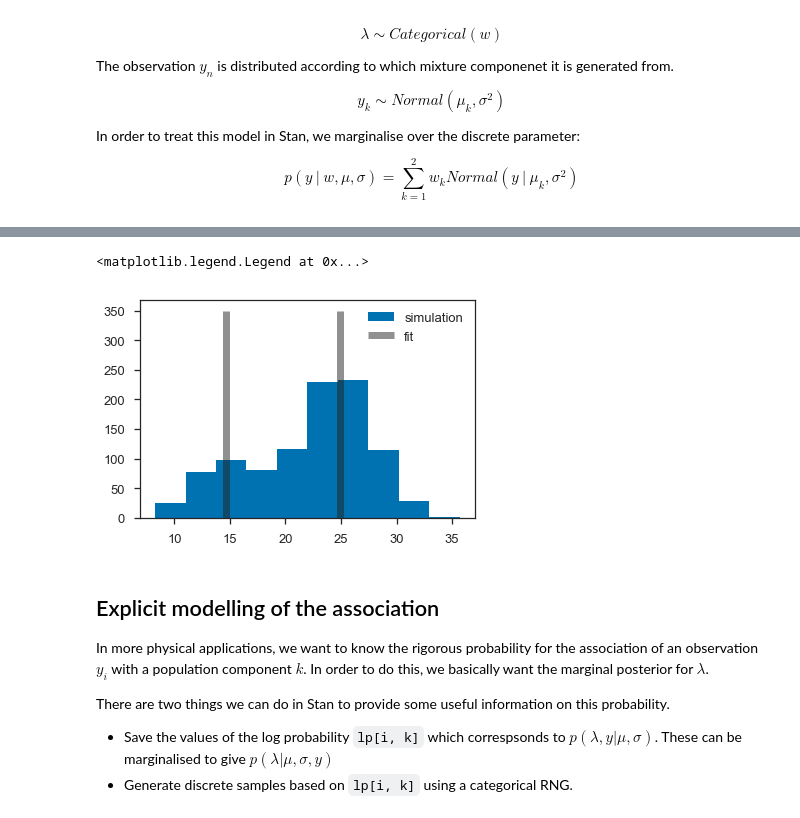
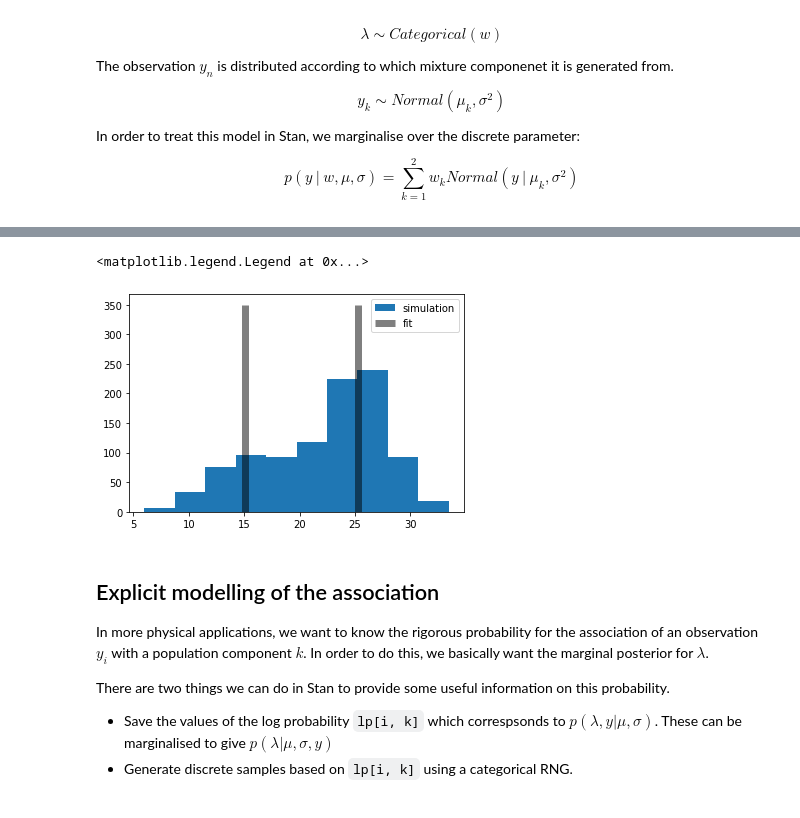
Before and after one commit to cescalara/association, a Jupyter notebook: association.ipynb, the cells around one changed output, grey strips where cells are left out. Cells and saved outputs as stored; diff of their text form; code cells hidden in the pictures.

Commit message:
Update notebook to cmdstanpy interface

```diff
--- a/association.ipynb
+++ b/association.ipynb
@@ -39,5 +38,5 @@ $$
 # %%
 # compile the stan simulation
 simu_file = 'stan/simple_mixture_sim.stan'
-simulation = stan_utility.compile_model(filename = simu_file)
+simulation = cmdstanpy.CmdStanModel(stan_file=simu_file)
 # %% [output]
@@ -49,15 +50,10 @@ simu_parameters = {'mu' : [15, 25],
                    'w' : [0.3, 0.7],
                    'N_obs' : 1000}
 
-simu = simulation.sampling(data = simu_parameters, algorithm = "Fixed_param",
-                     iter = 1, chains = 1, seed = 19920715)
+simu = simulation.sample(data=simu_parameters, fixed_param=True,
+                         iter_sampling=1, chains=1, seed=42)
 
 # plot the simulation
-y_simu = simu.extract(['y'])['y'][0]
+y_simu = simu.stan_variable("y").values[0]
 plt.hist(y_simu);
-
-# dump the simulated data to a file
-simu_data = {'N_obs' : len(y_simu), 'y' : y_simu}
-data_file = 'data/simple_mixture.data.R'
-pystan.stan_rdump(simu_data, data_file)
 # %% [output]
@@ -65,5 +63,5 @@ pystan.stan_rdump(simu_data, data_file)
 # %%
 # compile the stan model
 model_file = 'stan/simple_mixture.stan'
-model = stan_utility.compile_model(filename = model_file)
+model = cmdstanpy.CmdStanModel(stan_file=model_file)
 # %% [output]
@@ -71,7 +71,7 @@ Using cached StanModel
 # %%
 # fit the stan model
-data = pystan.read_rdump(data_file)
+data = {'N_obs' : len(y_simu), 'y' : y_simu}
 
-fit = model.sampling(data = data, iter = 1000, chains = 4, seed = 19920715)
-print(fit)
+fit = model.sample(data=data, iter_sampling=1000, chains=1, seed=42)
+#print(fit)
 # %% [output]
@@ -94,13 +80,13 @@ convergence, Rhat=1).
 # %%
 # plot the fit mu onto the simulated data
-mu = fit.extract(['mu'])['mu'][0]
+mu = fit.stan_variable("mu").values[0]
 plt.hist(y_simu, label = 'simulation');
 plt.vlines([mu[0], mu[1]], 0, 350,
-           linewidth = 7, alpha = 0.5, label = 'fit')
+           linewidth = 7, alpha = 0.5, label = 'fit', color='k')
 plt.legend()
 # %% [output]
 <matplotlib.legend.Legend at 0x...>
-[figure, old version]
+[figure, new version]
 # %% [markdown]
 ## Explicit modelling of the association
 
```
Also changed, not shown: parts of 10 cells of this notebook.
